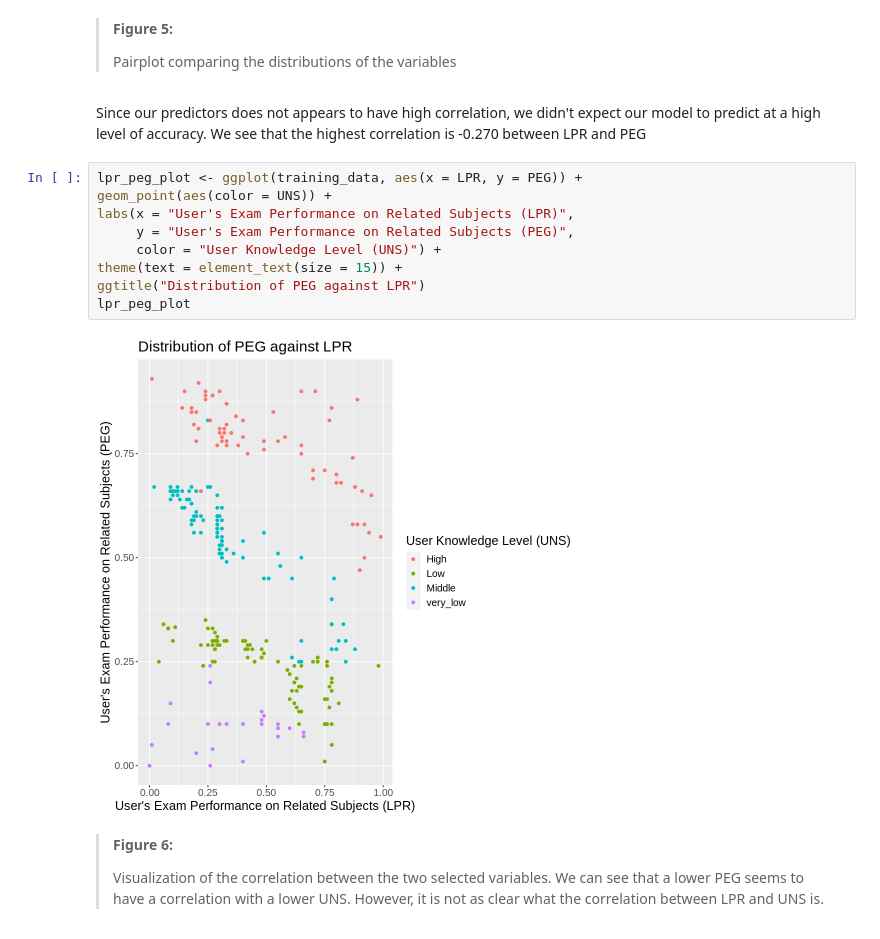
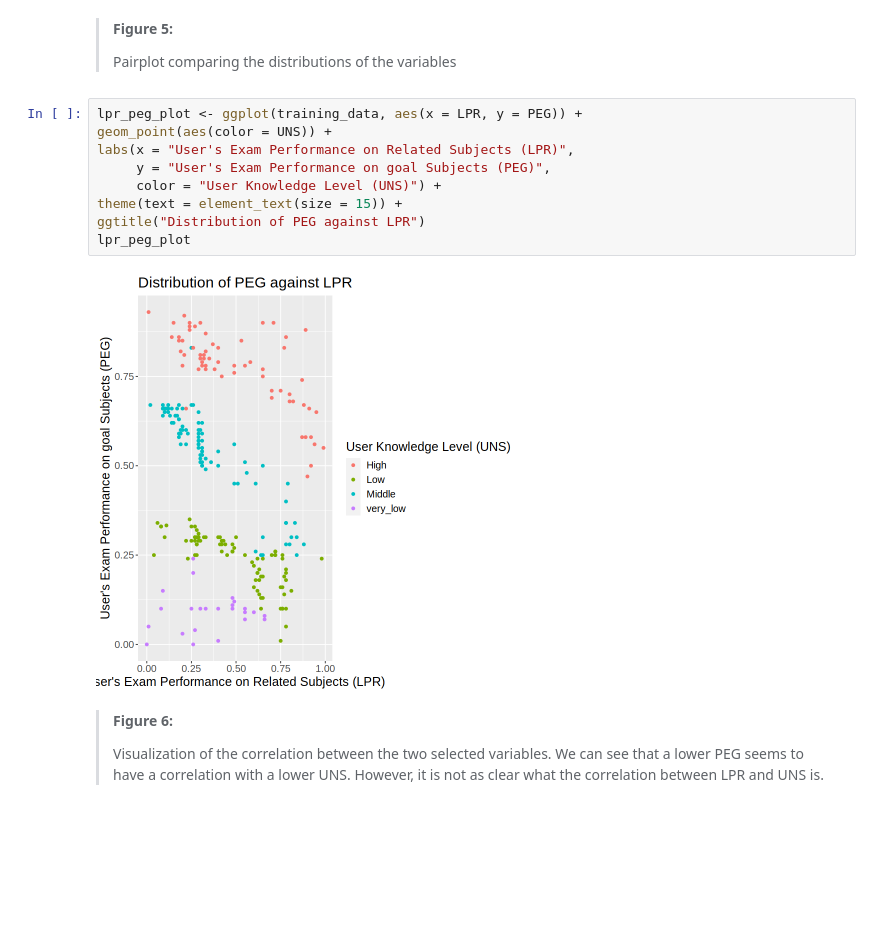
Before and after one commit to thisisyifulin/group_contract, a Jupyter notebook: project_proposal.ipynb, the cells around one changed output. Saved outputs shown, nothing was run; the diff lists cells and outputs as text; blank space fills up the shorter version.

```diff
--- a/project_proposal.ipynb
+++ b/project_proposal.ipynb
@@ -247,19 +244,17 @@ pairplot
 ><b> Figure 5: </b>
 >
 >Pairplot comparing the distributions of the variables
-# %% [markdown]
-Since our predictors does not appears to have high correlation, we didn't expect our model to predict at a high level of accuracy. We see that the highest correlation is -0.270 between LPR and PEG
 # %%
 lpr_peg_plot <- ggplot(training_data, aes(x = LPR, y = PEG)) +
 geom_point(aes(color = UNS)) +
 labs(x = "User's Exam Performance on Related Subjects (LPR)",
-     y = "User's Exam Performance on Related Subjects (PEG)",
+     y = "User's Exam Performance on goal Subjects (PEG)",
      color = "User Knowledge Level (UNS)") +
 theme(text = element_text(size = 15)) +
 ggtitle("Distribution of PEG against LPR")
 lpr_peg_plot
 # %% [output]
-[figure, old version]
+[figure, new version]
 # %% [markdown]
 ><b> Figure 6: </b>
 >
```
Also changed, not shown: parts of 5 cells of this notebook.
